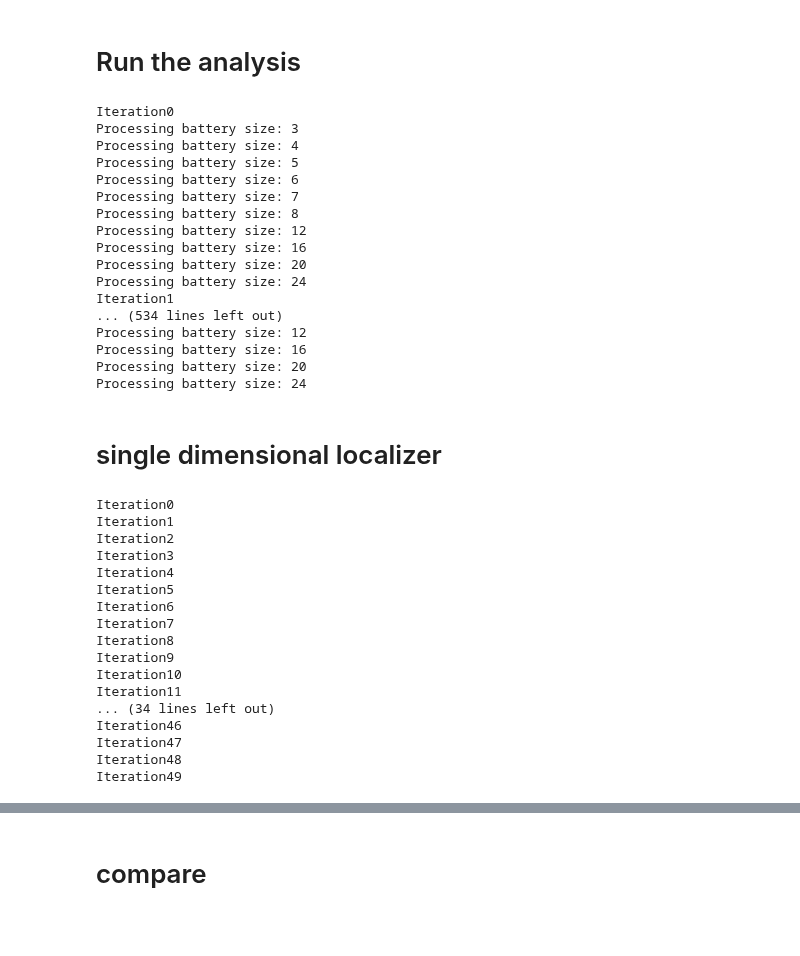
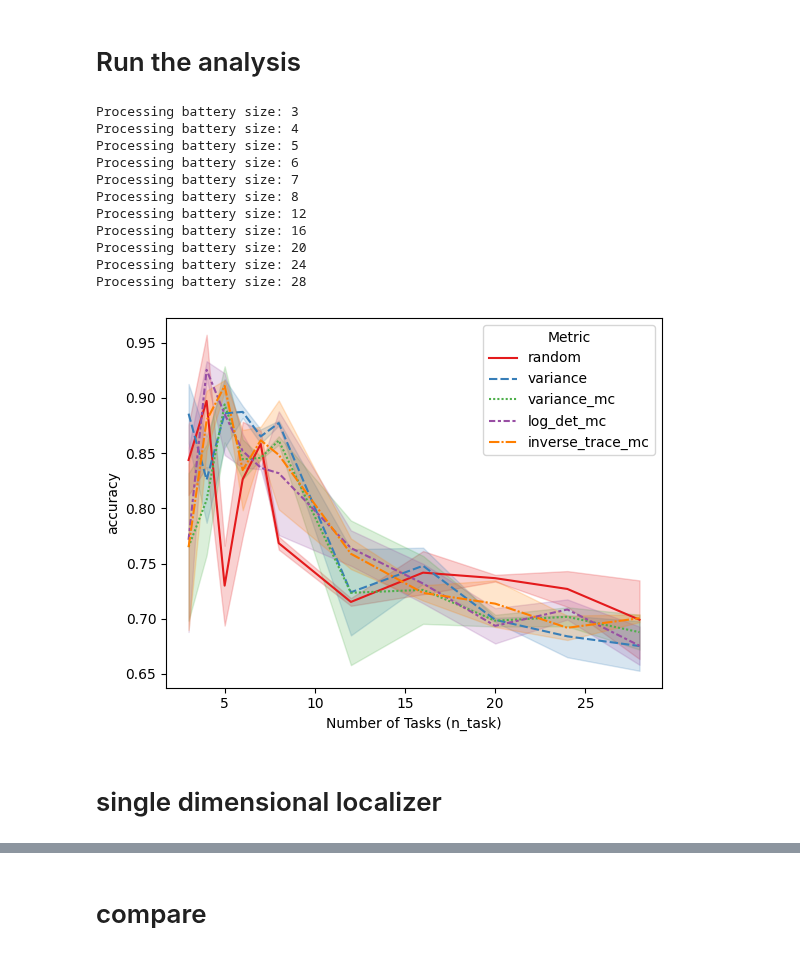
Before and after one commit to DiedrichsenLab/OptimalBattery, a Jupyter notebook: notebooks/9.sim_singlevsmulti.ipynb, the cells around one changed output, grey strips where cells are left out. Cells and saved outputs as stored; diff of their text form; code cells hidden in the pictures; blank space fills up the shorter version.

```diff
--- a/notebooks/9.sim_singlevsmulti.ipynb
+++ b/notebooks/9.sim_singlevsmulti.ipynb
@@ -77,30 +74,25 @@ plot_Us(collapsed_U_true.cpu().numpy(), title='Collapsed U true')
 # %% [markdown]
 # Run the analysis
 # %%
-battery_sizes = [3,4,5,6,7,8,12,16,20,24]
+battery_sizes = [3,4,5,6,7,8,12,16,20,24,28]
 metrics = ['random','variance','variance_mc','log_det_mc','inverse_trace_mc']
 num_task_lib = 100
 n_parcels = 5
 base_noise = 1
 
-n_iter = 50
-n_batteries = 1000
+n_sim = 2
+n_batteries = 100
 # %%
-iteration_df_multi = pd.DataFrame()
-for i in range(n_iter):
-    print(f'Iteration{i}')
-    results_df = sim.sim_parcellation(num_task_lib = num_task_lib,
-                     n_parcels = n_parcels,
-                     U_true = U_true_5,
-                     battery_sizes = battery_sizes,
-                     n_batteries = n_batteries,
-                     base_noise = base_noise,
-                     collapsed_U_true=collapsed_U_true,
-                     seed = i)
-    results_df['iteration'] = i
-    iteration_df_multi = pd.concat([iteration_df_multi,results_df],axis=0)
+D_multi = sim.sim_parcellation(num_task_lib = num_task_lib,
+                    n_parcels = n_parcels,
+                    U_true = U_true_5,
+                    battery_sizes = battery_sizes,
+                    n_batteries = n_batteries,
+                    base_noise = base_noise,
+                    n_sim = n_sim,
+                    collapsed_U_true=collapsed_U_true)
+D_multi.to_csv('localization_multi_sim.tsv',index=False,sep='\t')
 # %% [output]
-Iteration0
 Processing battery size: 3
 Processing battery size: 4
 Processing battery size: 5
@@ -111,9 +103,4 @@ Processing battery size: 12
 Processing battery size: 16
 Processing battery size: 20
 Processing battery size: 24
-Iteration1
-... (534 lines left out)
-Processing battery size: 12
-Processing battery size: 16
-Processing battery size: 20
-Processing battery size: 24
+Processing battery size: 28
@@ -128,36 +107,22 @@ summary_multi = filtered_multi.groupby('n_task')['accuracy'].agg(
+# %%
+sns.lineplot(data=D_multi,x="n_task", y="accuracy", hue="metric", style='metric',palette="Set1")
+plt.xlabel("Number of Tasks (n_task)")
+plt.ylabel("accuracy")
+plt.legend(title="Metric")
+plt.show()
+# %% [output]
+[figure, added]
 # %% [markdown]
 # single dimensional localizer
 # %%
 thresholds = [0.1, 0.2, 0.3, 0.4, 0.5, 0.6, 0.7, 0.8, 0.9,0.95,0.99]
 # %%
-iteration_df_single = pd.DataFrame()
-for i in range(n_iter):
-    print(f'Iteration{i}')
-    results_df = sim.sim_single_contrast(num_task_lib = num_task_lib,
+D_single = sim.sim_single_contrast(num_task_lib = num_task_lib,
                             n_parcels = n_parcels,
                             U_true = U_true_5,
                             base_noise = base_noise,
                             max_battery_size = max(battery_sizes),
                             thresholds = thresholds,
                             U_true_collapsed = collapsed_U_true,
-                            seed = i)
-    results_df['iteration'] = i
-    iteration_df_single = pd.concat([iteration_df_single,results_df],axis=0)
+                            n_sim = 100)
+D_single.to_csv('localization_single_sim.tsv',index=False,sep='\t')
-# %% [output]
-Iteration0
-Iteration1
-Iteration2
-Iteration3
-Iteration4
-Iteration5
-Iteration6
-Iteration7
-Iteration8
-Iteration9
-Iteration10
-Iteration11
-... (34 lines left out)
-Iteration46
-Iteration47
-Iteration48
-Iteration49
```
Also changed, not shown: parts of 6 cells of this notebook, 3 other files.
